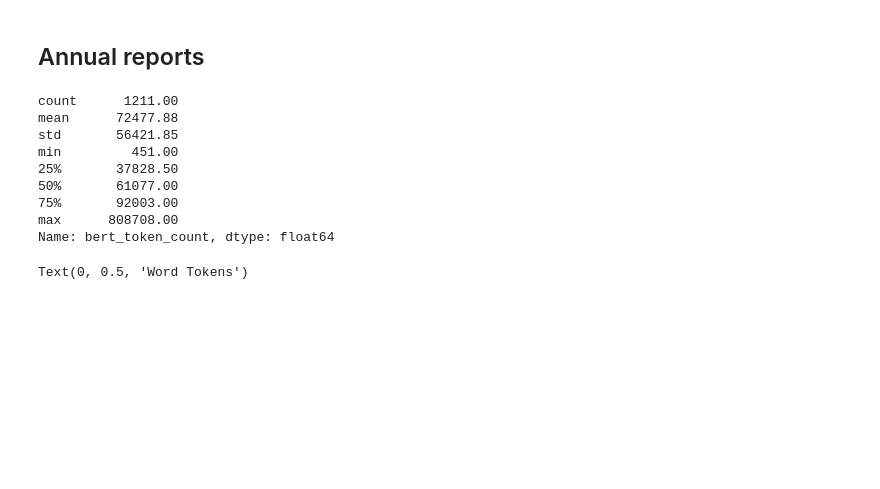
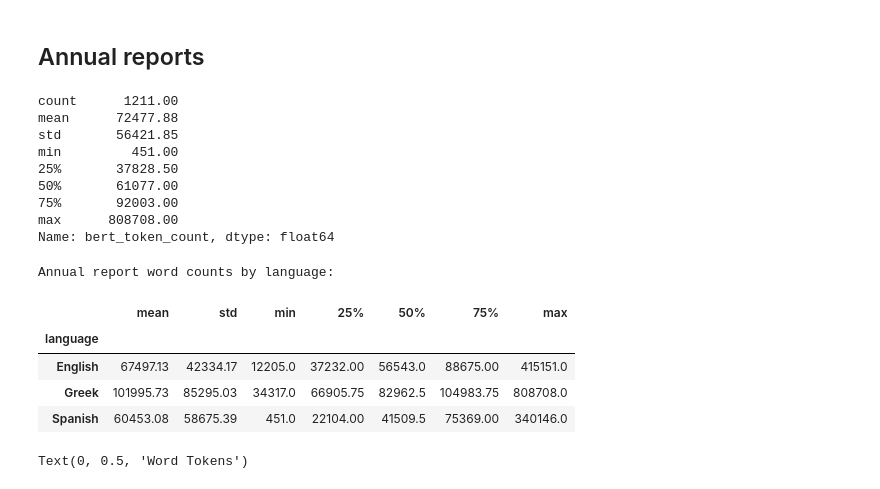
Before and after one commit to stefsyrsiri/financial-summarization-meta-evaluation, a Jupyter notebook: notebooks/eda.ipynb, the cells around one changed output. Drawn from its saved outputs; the diff is of its cells as text; code cells hidden in the pictures; blank space fills up the shorter version.

```diff
--- a/notebooks/eda.ipynb
+++ b/notebooks/eda.ipynb
@@ -63,6 +63,17 @@ min         451.00
 75%       92003.00
 max      808708.00
 Name: bert_token_count, dtype: float64
+# %%
+print('Annual report word counts by language:')
+
+reports.groupby(['language'])['bert_token_count'].describe().round(2).iloc[:, 1:]
+# %% [output]
+Annual report word counts by language:
+|  | mean | std | min | 25% | 50% | 75% | max |
+| language |  |  |  |  |  |  |  |
+| English | 67497.13 | 42334.17 | 12205.0 | 37232.00 | 56543.0 | 88675.00 | 415151.0 |
+| Greek | 101995.73 | 85295.03 | 34317.0 | 66905.75 | 82962.5 | 104983.75 | 808708.0 |
+| Spanish | 60453.08 | 58675.39 | 451.0 | 22104.00 | 41509.5 | 75369.00 | 340146.0 |
 # %%
 sns.boxplot(data=reports, y='bert_token_count', hue='language', palette=langcols)
 plt.title('Number of word tokens in annual reports')
```
Also changed, not shown: parts of 1 cell of this notebook, 1 other file.
